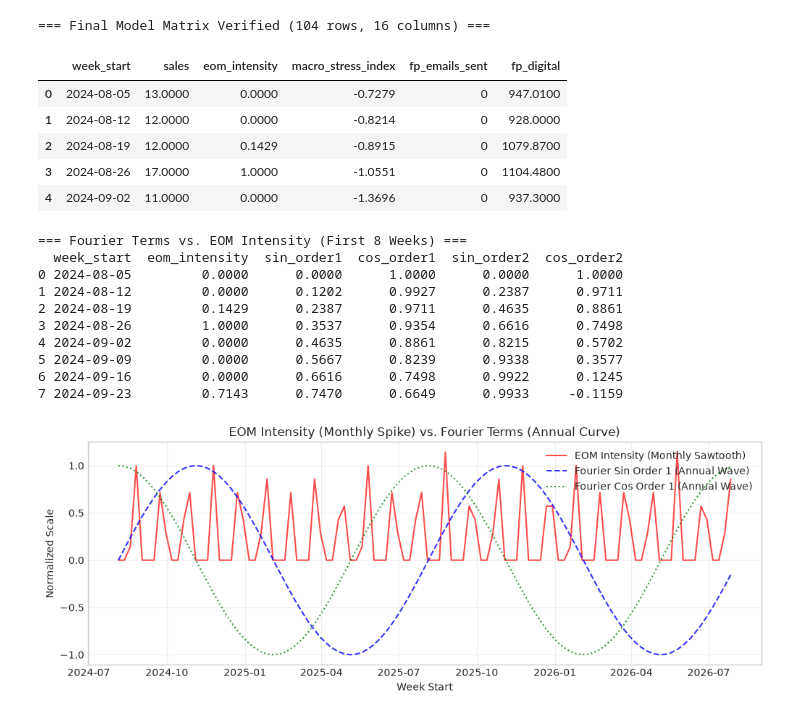
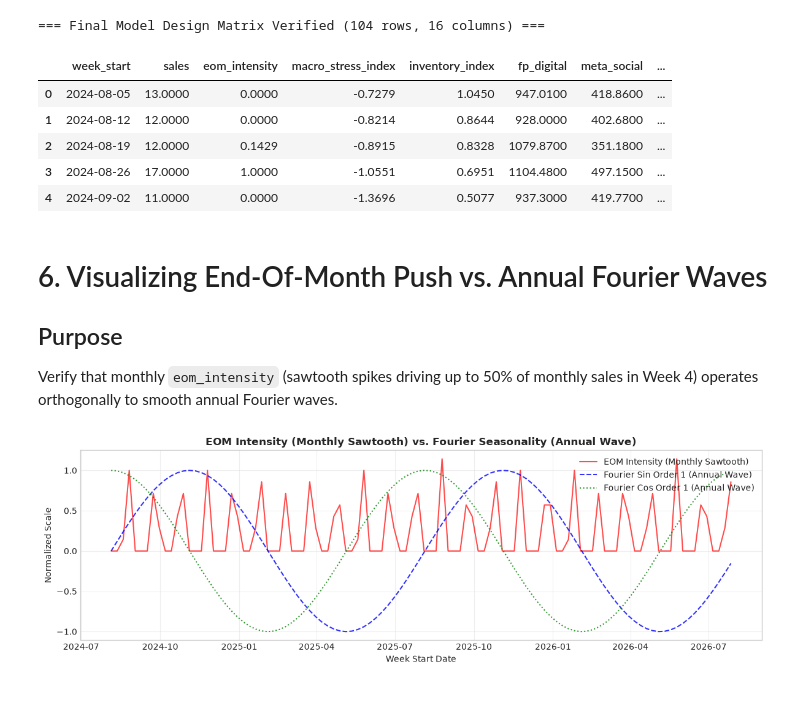
Before and after one commit to bdececco/titan-project, a Jupyter notebook: notebooks/mcj_weekly_model.ipynb, the cells around one changed output. Drawn from its saved outputs; the diff is of its cells as text; code cells hidden in the pictures.

```diff
--- a/notebooks/mcj_weekly_model.ipynb
+++ b/notebooks/mcj_weekly_model.ipynb
@@ -43,12 +67,15 @@ plt.style.use('seaborn-v0_8-whitegrid')
 # %%
-# 1. Stream data from Google Sheet
-sheet_url = "https://docs.google.com/spreadsheets/d/1Q1eEMwUtkcMW3_O7cWkeB2CPDWLuuad_TOTWIXDD8FY/export?format=csv&gid=0"
-df = pd.read_csv(sheet_url)
+# 1. Locate and read local CSV file
+local_data_path = os.path.join("..", "data", "raw", "Chrysler_Jeep_Workbook_Sheet1.csv")
+if not os.path.exists(local_data_path):
+    local_data_path = os.path.join("data", "raw", "Chrysler_Jeep_Workbook_Sheet1.csv")
+
+df_raw = pd.read_csv(local_data_path)
 
 # 2. Parse dates and clean currency/text formatting
+df = df_raw.copy()
 df['week_start'] = pd.to_datetime(df['week_start'])
 
-# ADDED 'inventory' to clean_cols
 clean_cols = [
     'sales', 'inventory', 'gasregw', 'umcsent', 'search', 'display', 'social', 'pmax',
     'fp_emails_sent', 'ott_cable', 'broadcast_audio', 'print', 'youtube',
@@ -66,9 +93,9 @@ for col in clean_cols:
         )
         df[col] = pd.to_numeric(df[col], errors='coerce')
 
-# 3. Crop out unrecorded future weeks (post-July 2026) and missing/zero sales
+# 3. Filter valid historical window (104 weeks)
 df = df[(df['week_start'] <= '2026-07-27') & (df['sales'].notna()) & (df['sales'] > 0)].sort_values('week_start').reset_index(drop=True)
 
-print(f"✅ Data Cleaned & Cropped! Valid Weeks: {len(df)} | Range: {df['week_start'].min().strftime('%Y-%m-%d')} to {df['week_start'].max().strftime('%Y-%m-%d')}")
-df[['week_start', 'sales', 'inventory', 'eom_intensity', 'gasregw', 'umcsent']].head()
+print(f"✅ Data Cleaned & Loaded! Valid Weeks: {len(df)} | Range: {df['week_start'].min().strftime('%Y-%m-%d')} to {df['week_start'].max().strftime('%Y-%m-%d')}")
+display(df[['week_start', 'sales', 'inventory', 'eom_intensity', 'gasregw', 'umcsent']].head())
 # %% [output]
@@ -168,5 +224,4 @@ meta_social                0.0000   49838.8500          11.5700
 # %%
-# Generate 52-week Annual Fourier Terms (Order k=2)
 weeks = np.arange(len(df_model))
 period = 52.1429
 
@@ -175,43 +230,35 @@ df_model['cos_order1'] = np.cos(2 * np.pi * 1 * weeks / period)
 df_model['sin_order2'] = np.sin(2 * np.pi * 2 * weeks / period)
 df_model['cos_order2'] = np.cos(2 * np.pi * 2 * weeks / period)
 
-print(f"=== Final Model Matrix Verified ({df_model.shape[0]} rows, {df_model.shape[1]} columns) ===")
-df_model[['week_start', 'sales', 'eom_intensity', 'macro_stress_index', 'fp_emails_sent', 'fp_digital']].head()
+fourier_cols = ['sin_order1', 'cos_order1', 'sin_order2', 'cos_order2']
+
+print(f"=== Final Model Design Matrix Verified ({df_model.shape[0]} rows, {df_model.shape[1]} columns) ===")
+display(df_model[['week_start', 'sales', 'eom_intensity', 'macro_stress_index', 'inventory_index'] + consolidated_paid + fourier_cols].head())
 # %% [output]
-=== Final Model Matrix Verified (104 rows, 16 columns) ===
+=== Final Model Design Matrix Verified (104 rows, 16 columns) ===
-|  | week_start | sales | eom_intensity | macro_stress_index | fp_emails_sent | fp_digital |
-| 0 | 2024-08-05 | 13.0000 | 0.0000 | -0.7279 | 0 | 947.0100 |
-| 1 | 2024-08-12 | 12.0000 | 0.0000 | -0.8214 | 0 | 928.0000 |
-| 2 | 2024-08-19 | 12.0000 | 0.1429 | -0.8915 | 0 | 1079.8700 |
-| 3 | 2024-08-26 | 17.0000 | 1.0000 | -1.0551 | 0 | 1104.4800 |
-| 4 | 2024-09-02 | 11.0000 | 0.0000 | -1.3696 | 0 | 937.3000 |
+|  | week_start | sales | eom_intensity | macro_stress_index | inventory_index | fp_digital | meta_social | ... |
+| 0 | 2024-08-05 | 13.0000 | 0.0000 | -0.7279 | 1.0450 | 947.0100 | 418.8600 | ... |
+| 1 | 2024-08-12 | 12.0000 | 0.0000 | -0.8214 | 0.8644 | 928.0000 | 402.6800 | ... |
+| 2 | 2024-08-19 | 12.0000 | 0.1429 | -0.8915 | 0.8328 | 1079.8700 | 351.1800 | ... |
+| 3 | 2024-08-26 | 17.0000 | 1.0000 | -1.0551 | 0.6951 | 1104.4800 | 497.1500 | ... |
+| 4 | 2024-09-02 | 11.0000 | 0.0000 | -1.3696 | 0.5077 | 937.3000 | 419.7700 | ... |
+# %% [markdown]
+# 6. Visualizing End-Of-Month Push vs. Annual Fourier Waves
+
+## Purpose
+Verify that monthly `eom_intensity` (sawtooth spikes driving up to 50% of monthly sales in Week 4) operates orthogonally to smooth annual Fourier waves.
 # %%
-# 1. View the 4 Fourier columns alongside EOM intensity
-fourier_cols = ['sin_order1', 'cos_order1', 'sin_order2', 'cos_order2']
-print("=== Fourier Terms vs. EOM Intensity (First 8 Weeks) ===")
-print(df_model[['week_start', 'eom_intensity'] + fourier_cols].head(8).round(4))
-
-# 2. Visual comparison of time frequencies
 plt.figure(figsize=(12, 4))
 plt.plot(df_model['week_start'], df_model['eom_intensity'], label='EOM Intensity (Monthly Sawtooth)', color='red', alpha=0.7, linewidth=1.5)
 plt.plot(df_model['week_start'], df_model['sin_order1'], label='Fourier Sin Order 1 (Annual Wave)', color='blue', linestyle='--', alpha=0.8)
 plt.plot(df_model['week_start'], df_model['cos_order1'], label='Fourier Cos Order 1 (Annual Wave)', color='green', linestyle=':', alpha=0.8)
 
-plt.title("EOM Intensity (Monthly Spike) vs. Fourier Terms (Annual Curve)")
-plt.xlabel("Week Start")
+plt.title("EOM Intensity (Monthly Sawtooth) vs. Fourier Seasonality (Annual Wave)", fontsize=12, fontweight='bold')
+plt.xlabel("Week Start Date")
 plt.ylabel("Normalized Scale")
 plt.legend(loc='upper right')
 plt.grid(True, alpha=0.3)
+plt.tight_layout()
 plt.show()
 # %% [output]
-=== Fourier Terms vs. EOM Intensity (First 8 Weeks) ===
-  week_start  eom_intensity  sin_order1  cos_order1  sin_order2  cos_order2
-0 2024-08-05         0.0000      0.0000      1.0000      0.0000      1.0000
-1 2024-08-12         0.0000      0.1202      0.9927      0.2387      0.9711
-2 2024-08-19         0.1429      0.2387      0.9711      0.4635      0.8861
-3 2024-08-26         1.0000      0.3537      0.9354      0.6616      0.7498
-4 2024-09-02         0.0000      0.4635      0.8861      0.8215      0.5702
-5 2024-09-09         0.0000      0.5667      0.8239      0.9338      0.3577
-6 2024-09-16         0.0000      0.6616      0.7498      0.9922      0.1245
-7 2024-09-23         0.7143      0.7470      0.6649      0.9933     -0.1159
-[figure, old version]
+[figure, new version]
```
Also changed, not shown: parts of 23 cells of this notebook, 1 other file.
